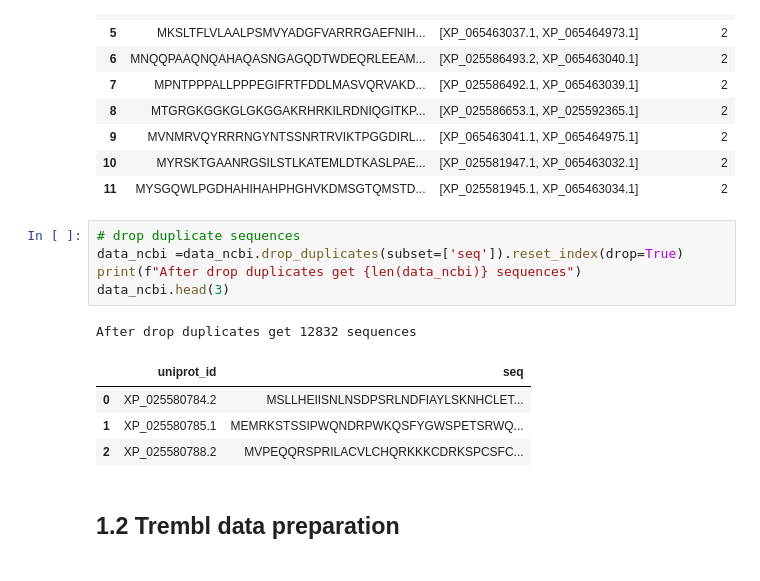
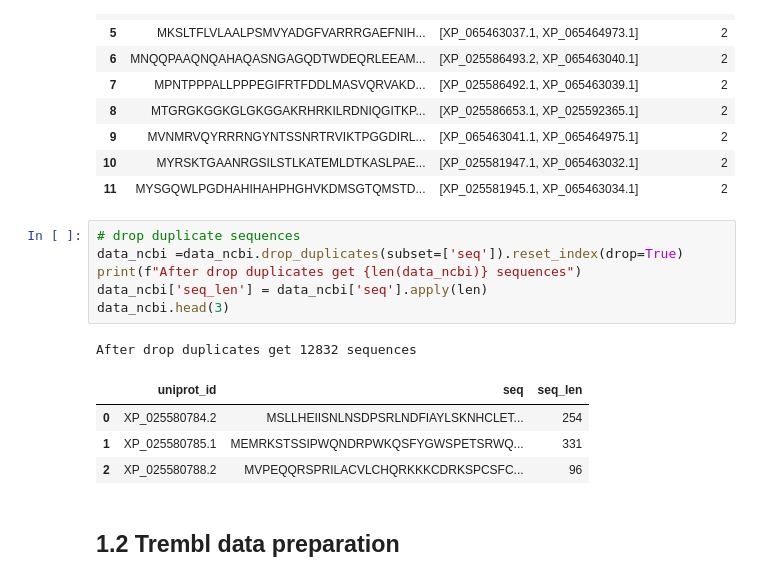
Before and after one commit to kingstdio/RXNRECer, a Jupyter notebook: case/fusarium_venenatum/fusarium.ipynb, the cells around one changed output. Cells and saved outputs as stored; diff of their text form.

```diff
--- a/case/fusarium_venenatum/fusarium.ipynb
+++ b/case/fusarium_venenatum/fusarium.ipynb
@@ -64,14 +64,15 @@ find 12 duplicated sequences
 # %%
 # drop duplicate sequences
 data_ncbi =data_ncbi.drop_duplicates(subset=['seq']).reset_index(drop=True)
 print(f"After drop duplicates get {len(data_ncbi)} sequences")
+data_ncbi['seq_len'] = data_ncbi['seq'].apply(len)
 data_ncbi.head(3)
 # %% [output]
 After drop duplicates get 12832 sequences
-|  | uniprot_id | seq |
-| 0 | XP_025580784.2 | MSLLHEIISNLNSDPSRLNDFIAYLSKNHCLET... |
-| 1 | XP_025580785.1 | MEMRKSTSSIPWQNDRPWKQSFYGWSPETSRWQ... |
-| 2 | XP_025580788.2 | MVPEQQRSPRILACVLCHQRKKKCDRKSPCSFC... |
+|  | uniprot_id | seq | seq_len |
+| 0 | XP_025580784.2 | MSLLHEIISNLNSDPSRLNDFIAYLSKNHCLET... | 254 |
+| 1 | XP_025580785.1 | MEMRKSTSSIPWQNDRPWKQSFYGWSPETSRWQ... | 331 |
+| 2 | XP_025580788.2 | MVPEQQRSPRILACVLCHQRKKKCDRKSPCSFC... | 96 |
 # %% [markdown]
 ## 1.2 Trembl data preparation
 # %%
```
Also changed, not shown: parts of 38 cells of this notebook, 12 other files.
